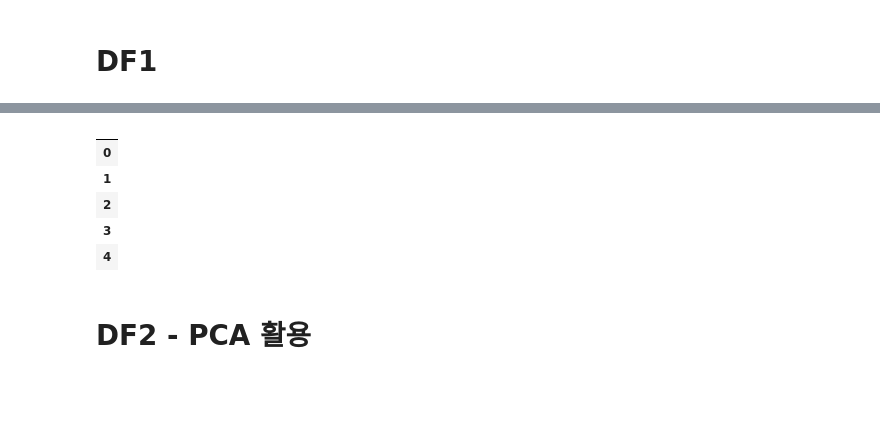
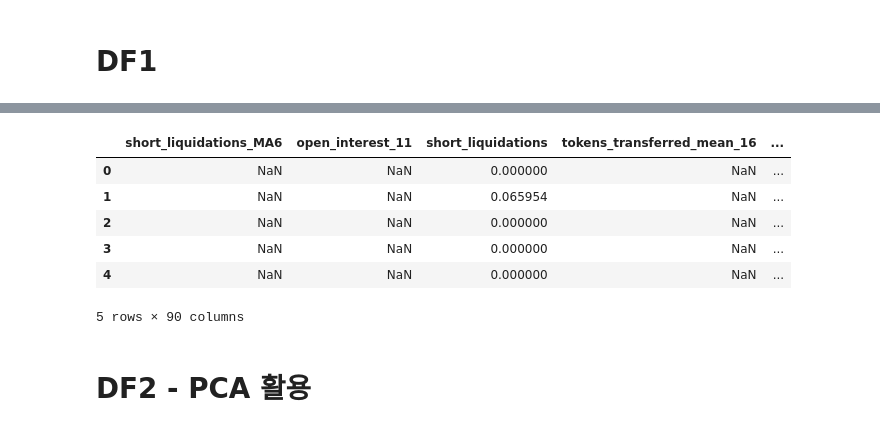
Before and after one commit to boostcampaitech7/level1-classificationinmachinelearning-recsys-02, a Jupyter notebook: data_generation_2.ipynb, the cells around one changed output, grey strips where cells are left out. Drawn from its saved outputs; the diff is of its cells as text; code cells hidden in the pictures; blank space fills up the shorter version.

Commit message:
Fix data_generation_2.ipynb
[010] data generator 기능 추가 #10

```diff
--- a/data_generation_2.ipynb
+++ b/data_generation_2.ipynb
@@ -68,3 +77,5 @@ df_select[columns_to_log_transform] = df_select[columns_to_log_transform].apply(
 # %% [markdown]
 # MinMax Scaling
+# %%
+MMdf = log_df.copy()
 # %%
@@ -147,0 +249,8 @@ df1_list = []
+# %%
+lgbm_model = LGBM(lgbm_params)
+xgb_model = XGB(lgbm_params)
+catboost_model = CatBoost(catboost_params)
+
+lgbm_model.train(x_train_ts, y_train_ts, x_valid_ts, y_valid_ts)
+xgb_model.train(x_train_ts, y_train_ts, x_valid_ts, y_valid_ts)
+catboost_model.train(x_train_ts, y_train_ts, x_valid_ts, y_valid_ts)
@@ -147,0 +278,32 @@ df1_list = []
+# %%
+lgbm_importance = lgbm_model.model.feature_importances_
+lgbm_importance_df = pd.DataFrame({
+    'Feature': x_train_random.columns,
+    'Importance': lgbm_importance
+})
+top_20_lgbm_features = lgbm_importance_df.sort_values(by='Importance', ascending=False).head(20)['Feature']
+
+
+xgb_importance = xgb_model.model.feature_importances_
+xgb_importance_df = pd.DataFrame({
+    'Feature': x_train_random.columns,
+    'Importance': xgb_importance
+})
+top_20_xgb_features = xgb_importance_df.sort_values(by='Importance', ascending=False).head(20)['Feature']
+
+
+catboost_importance = catboost_model.model.get_feature_importance()
+catboost_importance_df = pd.DataFrame({
+    'Feature': x_train_random.columns,
+    'Importance': catboost_importance
+})
+top_20_catboost_features = catboost_importance_df.sort_values(by='Importance', ascending=False).head(20)['Feature']
+
+
+combined_top_features = pd.concat([top_20_lgbm_features, top_20_xgb_features, top_20_catboost_features]).unique()
+
+list2 = list(set(combined_top_features))
+# %%
+df1_list = list1 + list2
+print(len(df1_list))
+df1_list
@@ -148,13 +329,14 @@ df1_list = []
 # %%
-df1 = minmaxdf[df1_list]
+df1 = df_select_ma_shift[df1_list]
 df1.head()
 # %% [output]
-|  |
-| 0 |
-| 1 |
-| 2 |
-| 3 |
-| 4 |
+|  | short_liquidations_MA6 | open_interest_11 | short_liquidations | tokens_transferred_mean_16 | ... |
+| 0 | NaN | NaN | 0.000000 | NaN | ... |
+| 1 | NaN | NaN | 0.065954 | NaN | ... |
+| 2 | NaN | NaN | 0.000000 | NaN | ... |
+| 3 | NaN | NaN | 0.000000 | NaN | ... |
+| 4 | NaN | NaN | 0.000000 | NaN | ... |
+5 rows × 90 columns
 # %% [markdown]
 # DF2 - PCA 활용
 # %%
```
Also changed, not shown: parts of 42 cells of this notebook.
